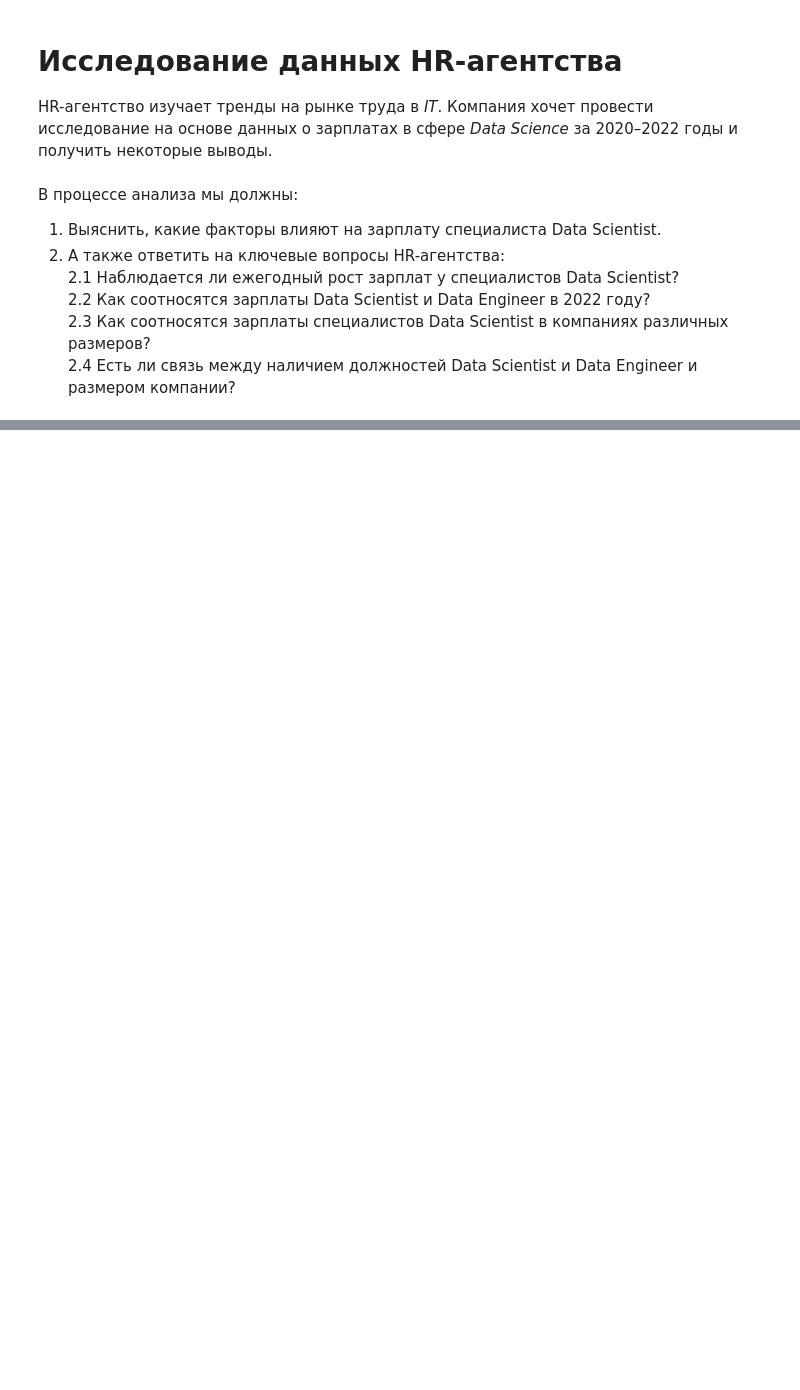
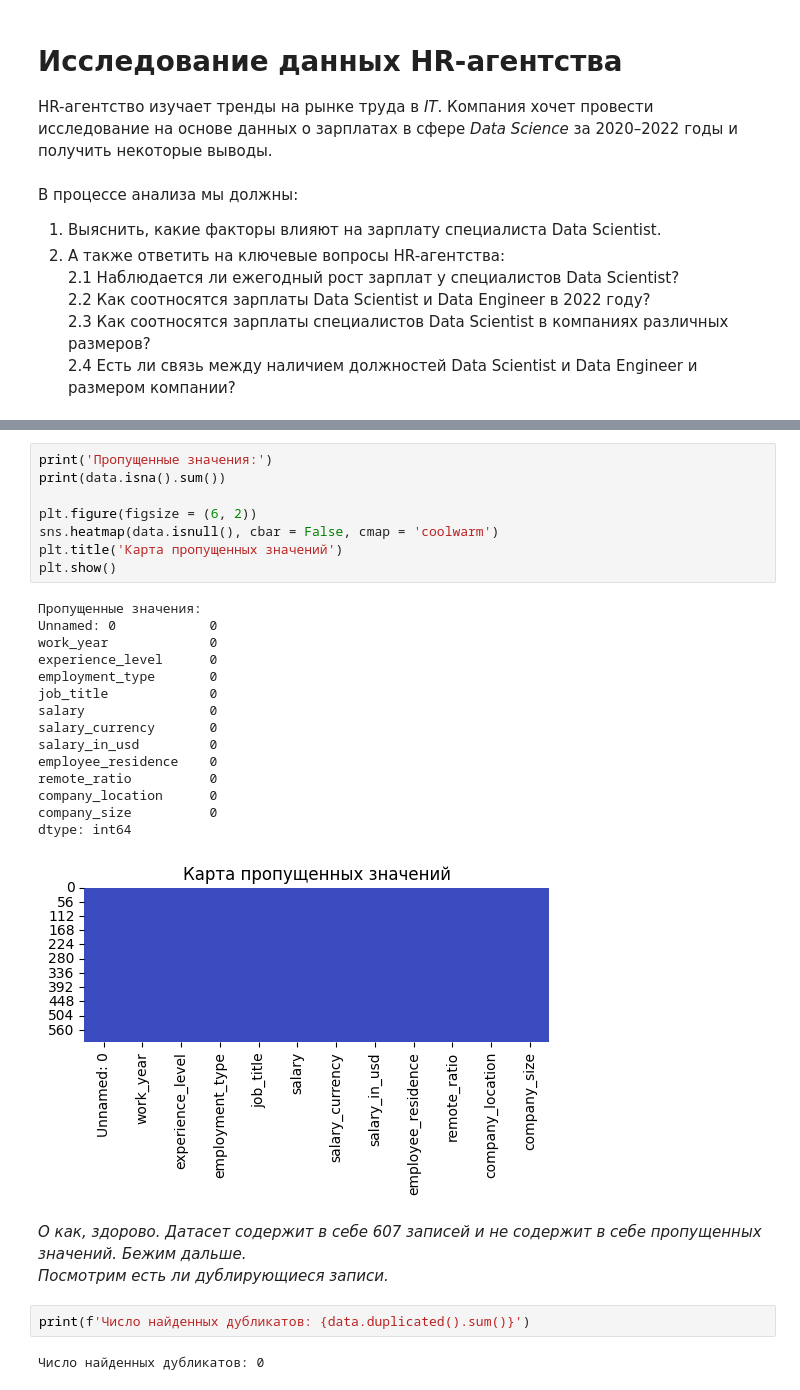
Before and after one commit to kjottboller/Python, a Jupyter notebook: Исследование данных HR-агенства.ipynb, the cells around one changed output, grey strips where cells are left out. Saved outputs shown, nothing was run; the diff lists cells and outputs as text; blank space fills up the shorter version.

```diff
--- a/Исследование данных HR-агенства.ipynb
+++ b/Исследование данных HR-агенства.ipynb
@@ -44,0 +71,31 @@ display(data)
+# %%
+print('Пропущенные значения:')
+print(data.isna().sum())
+
+plt.figure(figsize = (6, 2))
+sns.heatmap(data.isnull(), cbar = False, cmap = 'coolwarm')
+plt.title('Карта пропущенных значений')
+plt.show()
+# %% [output]
+Пропущенные значения:
+Unnamed: 0            0
+work_year             0
+experience_level      0
+employment_type       0
+job_title             0
+salary                0
+salary_currency       0
+salary_in_usd         0
+employee_residence    0
+remote_ratio          0
+company_location      0
+company_size          0
+dtype: int64
+[figure, added]
+# %% [markdown]
+*О как, здорово. Датасет содержит в себе 607 записей и не содержит в себе пропущенных значений. Бежим дальше.*
+*Посмотрим есть ли дублирующиеся записи.*
+# %%
+print(f'Число найденных дубликатов: {data.duplicated().sum()}')
+# %% [output]
+Число найденных дубликатов: 0
```
Also changed, not shown: parts of 71 cells of this notebook.
